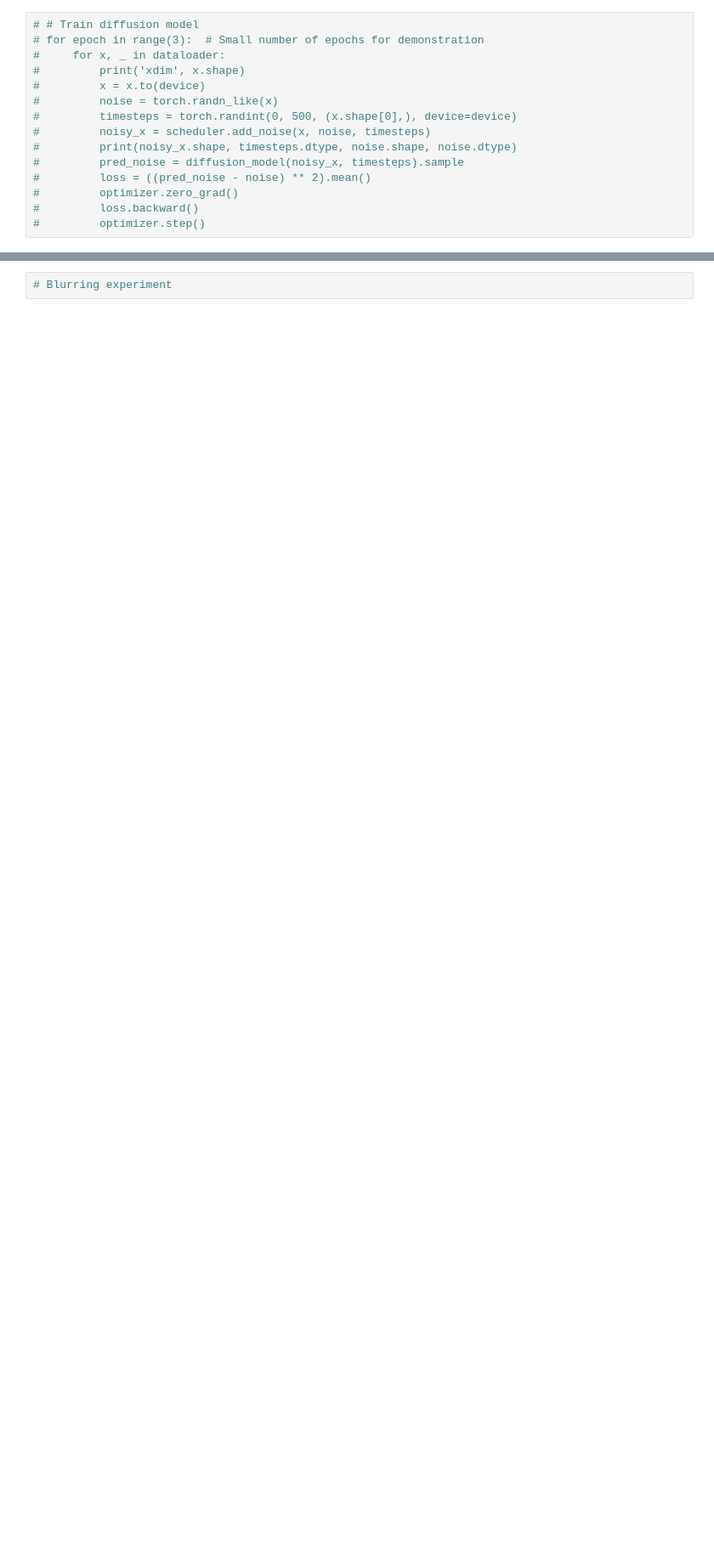
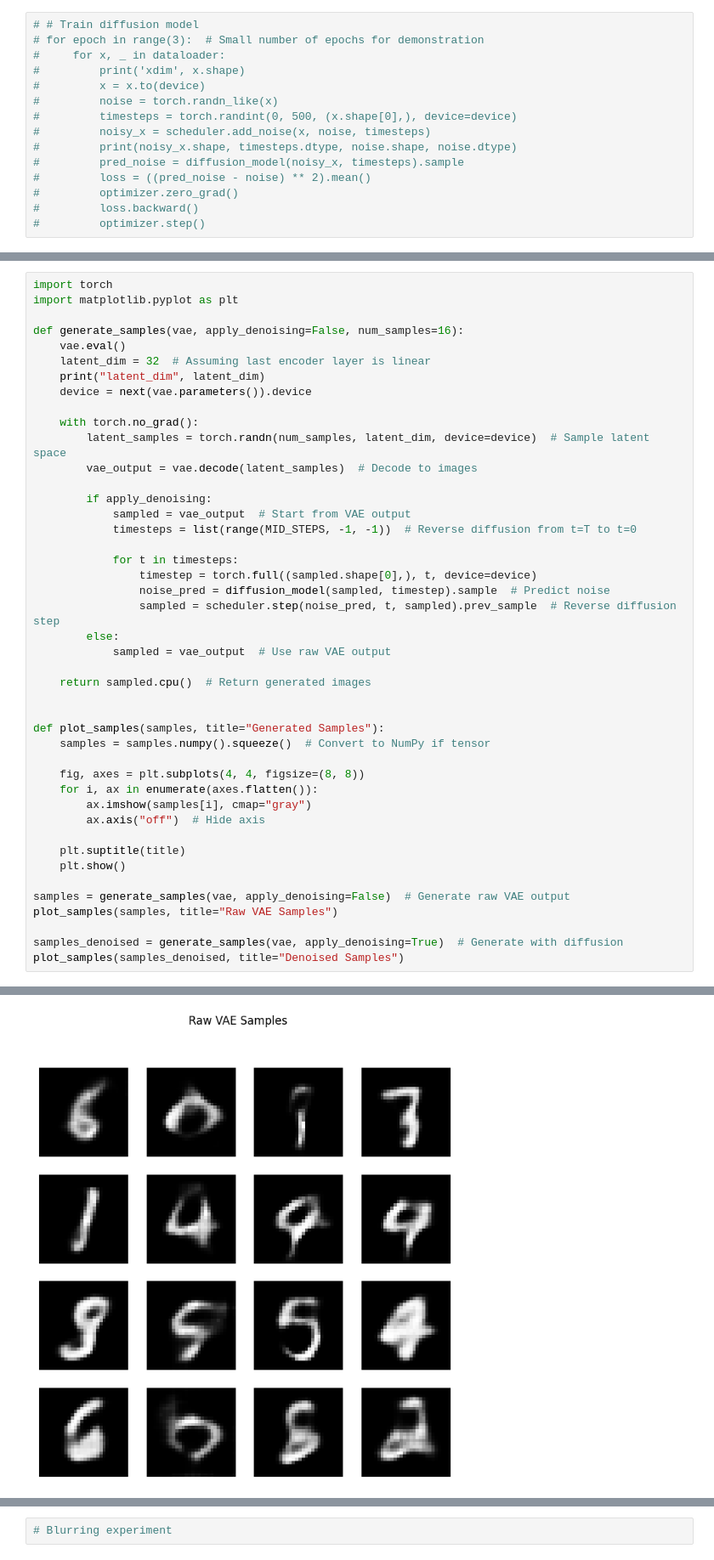
Before and after one commit to TYCN129/CV-2025, a Jupyter notebook: vae-diffusion.ipynb, the cells around one changed output, grey strips where cells are left out. Shown at 85% size. Drawn from its saved outputs; the diff is of its cells as text; blank space fills up the shorter version.

```diff
--- a/vae-diffusion.ipynb
+++ b/vae-diffusion.ipynb
@@ -293,0 +555,45 @@ plt.show()
+# %%
+import torch
+import matplotlib.pyplot as plt
+
+def generate_samples(vae, apply_denoising=False, num_samples=16):
+    vae.eval()
+    latent_dim = 32  # Assuming last encoder layer is linear
+    print("latent_dim", latent_dim)
+    device = next(vae.parameters()).device
+
+    with torch.no_grad():
+        latent_samples = torch.randn(num_samples, latent_dim, device=device)  # Sample latent space
+        vae_output = vae.decode(latent_samples)  # Decode to images
+
+        if apply_denoising:
+            sampled = vae_output  # Start from VAE output
+            timesteps = list(range(MID_STEPS, -1, -1))  # Reverse diffusion from t=T to t=0
+
+            for t in timesteps:
+                timestep = torch.full((sampled.shape[0],), t, device=device)
+                noise_pred = diffusion_model(sampled, timestep).sample  # Predict noise
+                sampled = scheduler.step(noise_pred, t, sampled).prev_sample  # Reverse diffusion step
+        else:
+            sampled = vae_output  # Use raw VAE output
+
+    return sampled.cpu()  # Return generated images
+
+
+def plot_samples(samples, title="Generated Samples"):
+    samples = samples.numpy().squeeze()  # Convert to NumPy if tensor
+
+    fig, axes = plt.subplots(4, 4, figsize=(8, 8))
+    for i, ax in enumerate(axes.flatten()):
+        ax.imshow(samples[i], cmap="gray")
+        ax.axis("off")  # Hide axis
+
+    plt.suptitle(title)
+    plt.show()
+
+samples = generate_samples(vae, apply_denoising=False)  # Generate raw VAE output
+plot_samples(samples, title="Raw VAE Samples")
+
+samples_denoised = generate_samples(vae, apply_denoising=True)  # Generate with diffusion
+plot_samples(samples_denoised, title="Denoised Samples")
+# %% [output]
@@ -293,0 +601 @@ plt.show()
+[figure, added]
```
Also changed, not shown: parts of 26 cells of this notebook.
